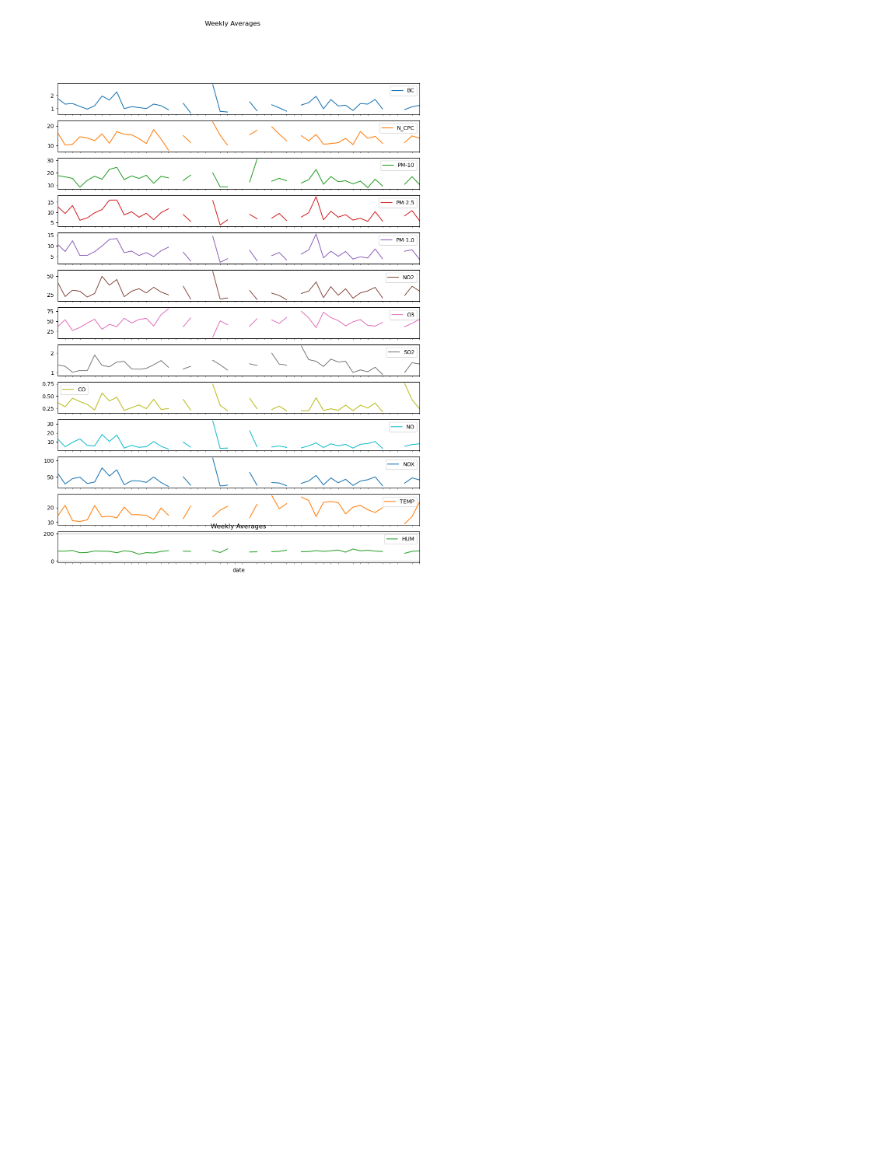
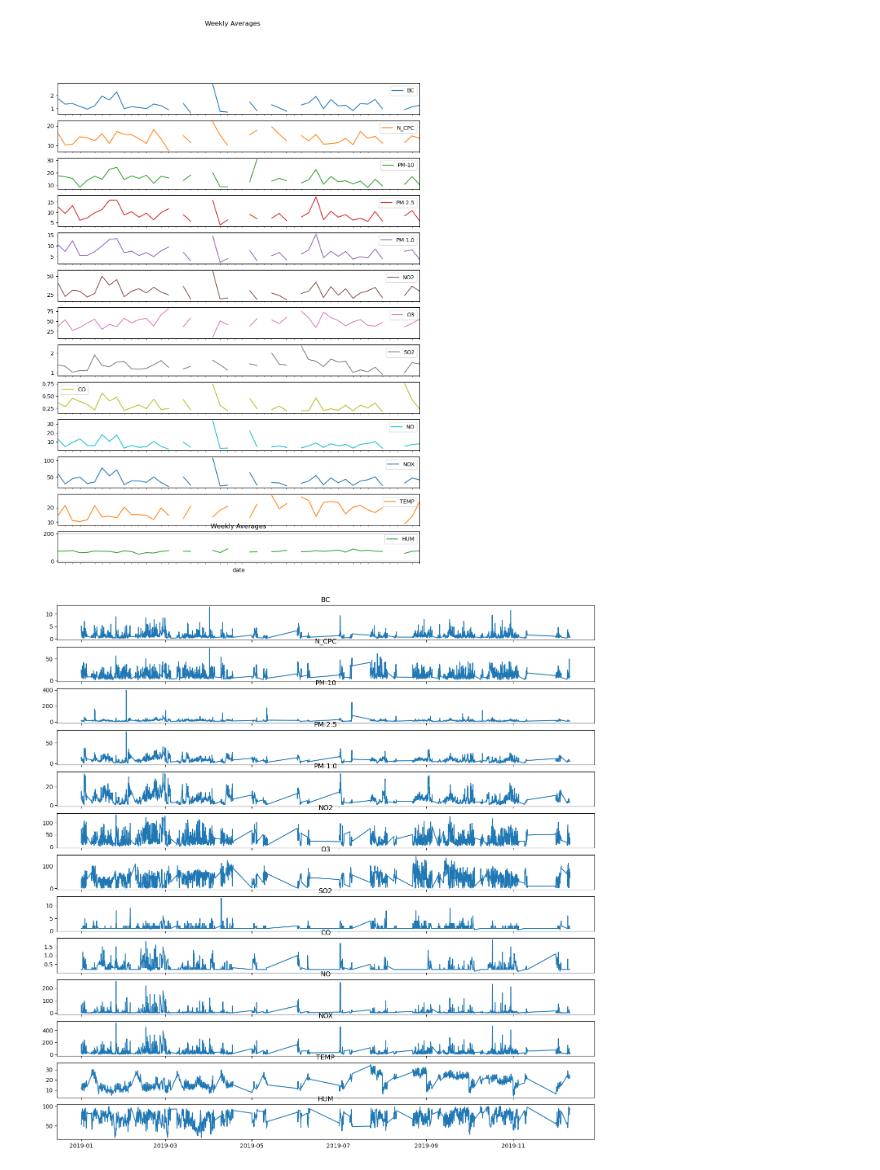
Before and after one commit to M3lo00/TOML_Homeworks, a Jupyter notebook: Homework3-4/data_exploration.ipynb, the cells around one changed output. Cells and saved outputs as stored; diff of their text form; code cells hidden in the pictures; blank space fills up the shorter version.

```diff
--- a/Homework3-4/data_exploration.ipynb
+++ b/Homework3-4/data_exploration.ipynb
@@ -133,3 +131,13 @@ plt.show()
 # %% [output]
 [figure]
 [figure]
+# %%
+def inspect_dataframe(df, columns):
+    figs, axs = plt.subplots(len(columns), 1, sharex=True, figsize=(17,17))
+    for i, col in enumerate(columns):
+        axs[i].plot(df[col])
+        axs[i].set_title(col)
+    plt.show()
+inspect_dataframe(data, data.columns)
+# %% [output]
+[figure, added]
```
Also changed, not shown: parts of 2 cells of this notebook, 2 other files.
